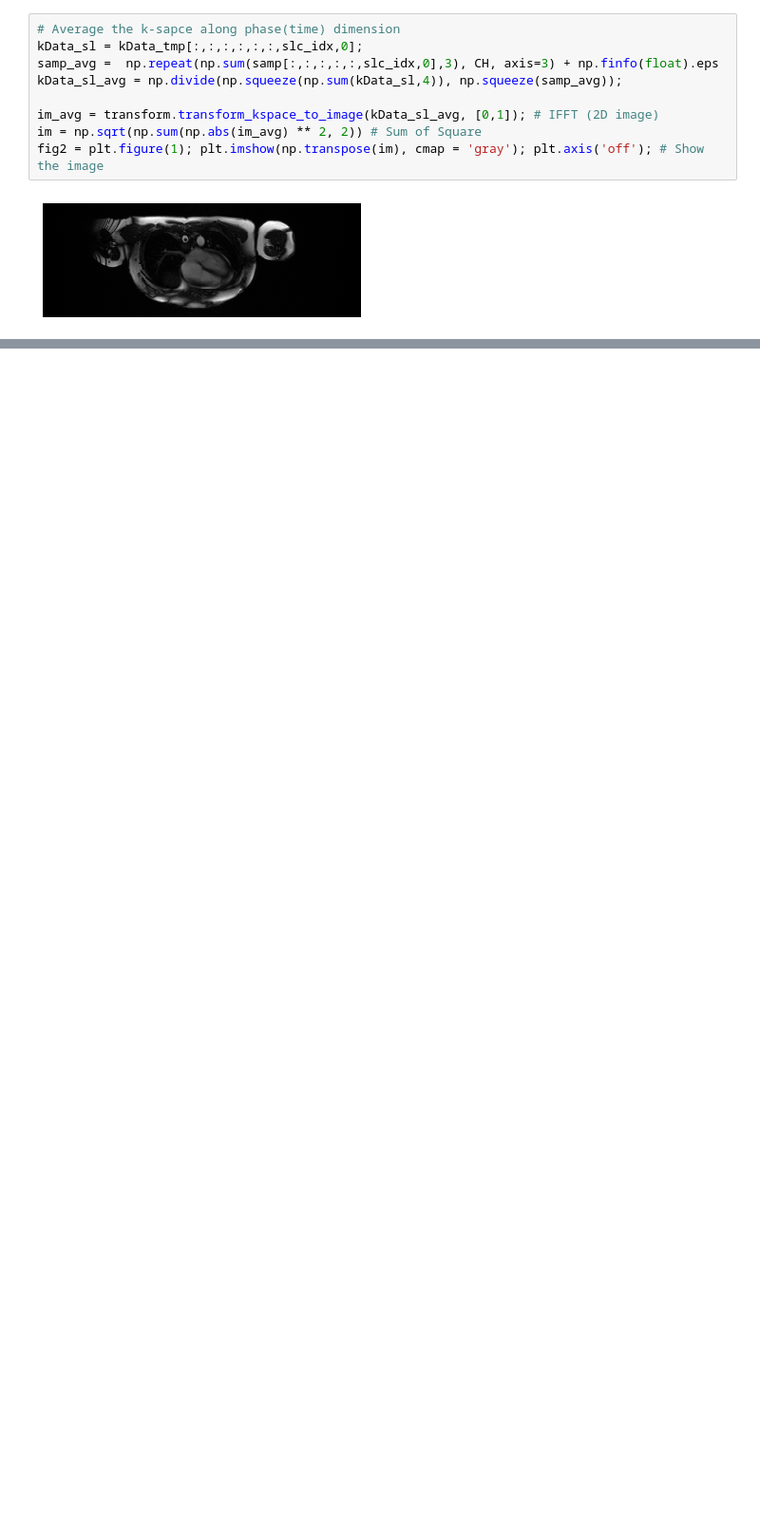
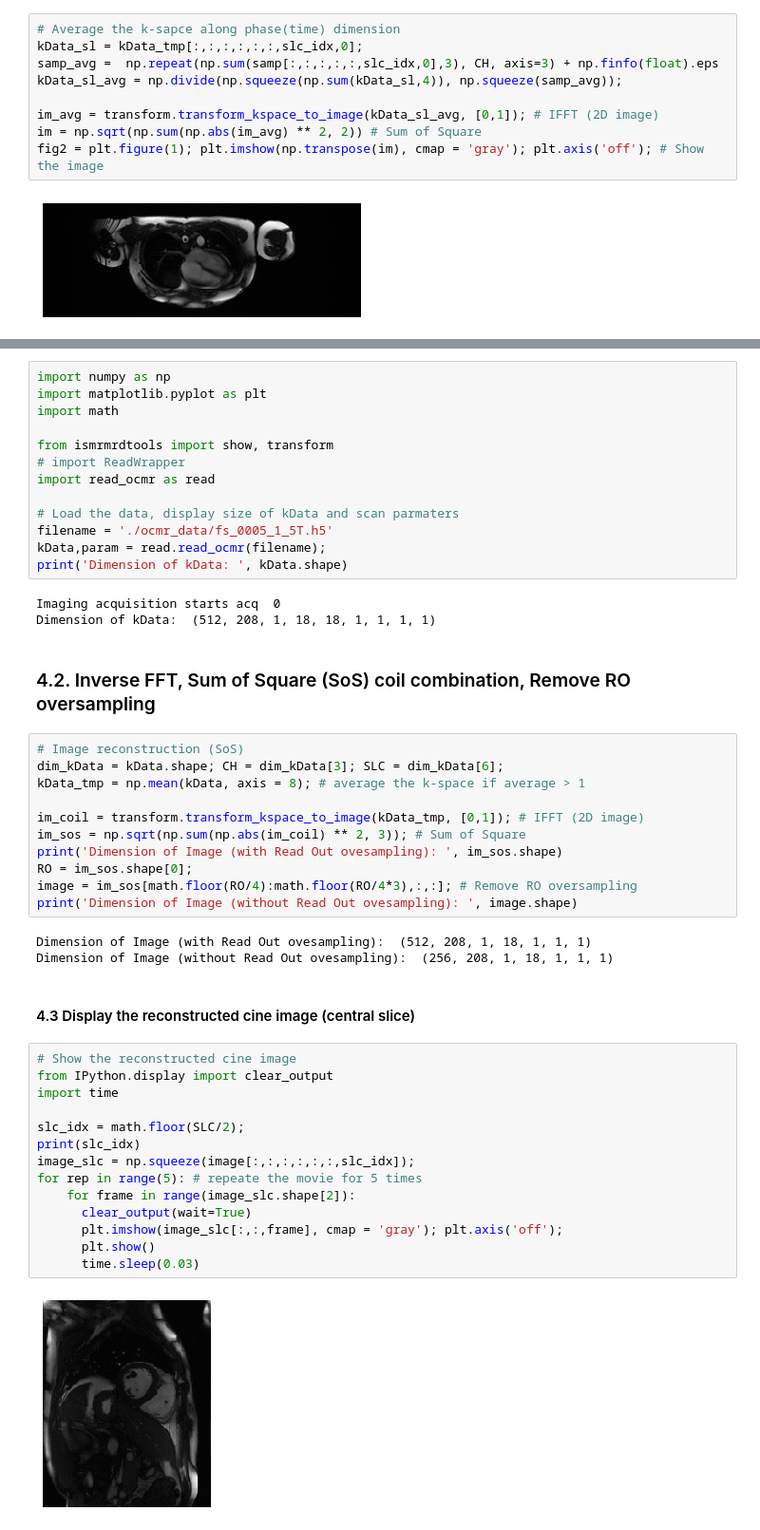
Before and after one commit to MRIOSU/OCMR, a Jupyter notebook: Python/example_omcr.ipynb, the cells around one changed output, grey strips where cells are left out. Shown at 95% size. Cells and saved outputs as stored; diff of their text form; blank space fills up the shorter version.

Commit message:
Add the code to reconstruct fully sampled OCMR datasets

```diff
--- a/Python/example_omcr.ipynb
+++ b/Python/example_omcr.ipynb
@@ -96,0 +224,50 @@ fig2 = plt.figure(1); plt.imshow(np.transpose(im), cmap = 'gray'); plt.axis('off
+# %%
+import numpy as np
+import matplotlib.pyplot as plt
+import math
+
+from ismrmrdtools import show, transform
+# import ReadWrapper
+import read_ocmr as read
+
+# Load the data, display size of kData and scan parmaters
+filename = './ocmr_data/fs_0005_1_5T.h5'
+kData,param = read.read_ocmr(filename);
+print('Dimension of kData: ', kData.shape)
+# %% [output]
+Imaging acquisition starts acq  0
+Dimension of kData:  (512, 208, 1, 18, 18, 1, 1, 1, 1)
+# %% [markdown]
+### 4.2. Inverse FFT, Sum of Square (SoS) coil combination, Remove RO oversampling
+# %%
+# Image reconstruction (SoS)
+dim_kData = kData.shape; CH = dim_kData[3]; SLC = dim_kData[6];
+kData_tmp = np.mean(kData, axis = 8); # average the k-space if average > 1
+
+im_coil = transform.transform_kspace_to_image(kData_tmp, [0,1]); # IFFT (2D image)
+im_sos = np.sqrt(np.sum(np.abs(im_coil) ** 2, 3)); # Sum of Square
+print('Dimension of Image (with Read Out ovesampling): ', im_sos.shape)
+RO = im_sos.shape[0];
+image = im_sos[math.floor(RO/4):math.floor(RO/4*3),:,:]; # Remove RO oversampling
+print('Dimension of Image (without Read Out ovesampling): ', image.shape)
+# %% [output]
+Dimension of Image (with Read Out ovesampling):  (512, 208, 1, 18, 1, 1, 1)
+Dimension of Image (without Read Out ovesampling):  (256, 208, 1, 18, 1, 1, 1)
+# %% [markdown]
+#### 4.3 Display the reconstructed cine image (central slice)
+# %%
+# Show the reconstructed cine image
+from IPython.display import clear_output
+import time
+
+slc_idx = math.floor(SLC/2);
+print(slc_idx)
+image_slc = np.squeeze(image[:,:,:,:,:,:,slc_idx]);
+for rep in range(5): # repeate the movie for 5 times
+    for frame in range(image_slc.shape[2]):
+      clear_output(wait=True)
+      plt.imshow(image_slc[:,:,frame], cmap = 'gray'); plt.axis('off');
+      plt.show()
+      time.sleep(0.03)
+# %% [output]
+[figure, added]
```
Also changed, not shown: parts of 29 cells of this notebook.
